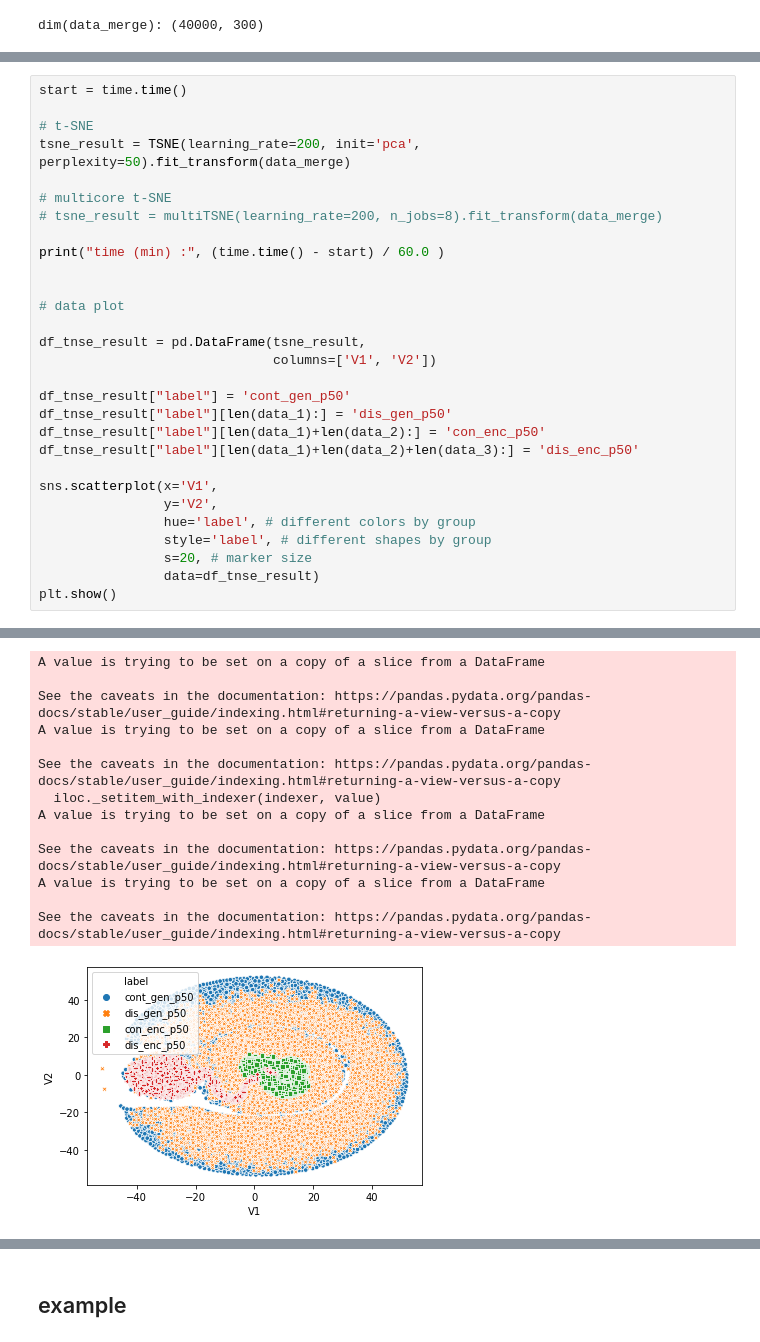
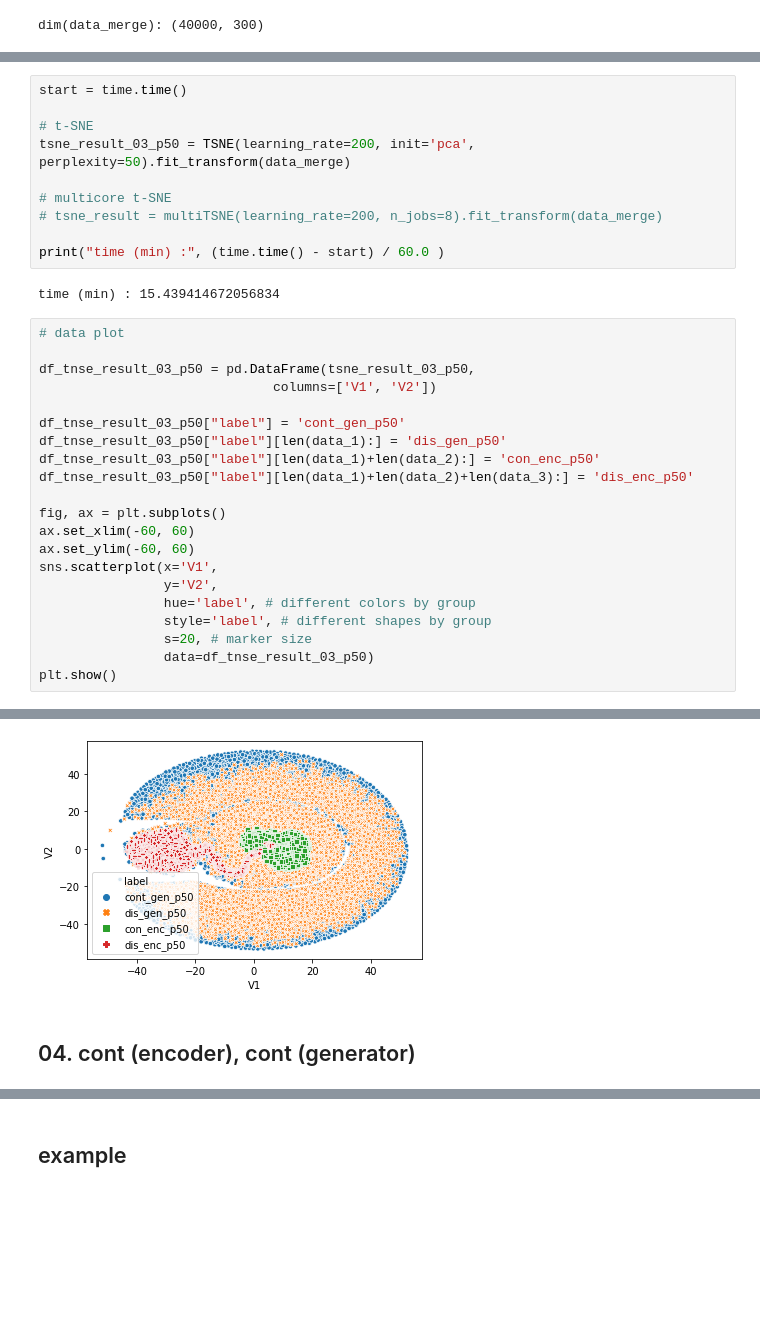
Before and after one commit to david-yoon/ML-examples, a Jupyter notebook: tsne/t-SNE.ipynb, the cells around one changed output, grey strips where cells are left out. Drawn from its saved outputs; the diff is of its cells as text; blank space fills up the shorter version.

```diff
--- a/tsne/t-SNE.ipynb
+++ b/tsne/t-SNE.ipynb
@@ -316,30 +256,34 @@ See the caveats in the documentation: https://pandas.pydata.org/pandas-docs/stab
+# %%
+start = time.time()
+
+# t-SNE
+tsne_result_03_p50 = TSNE(learning_rate=200, init='pca', perplexity=50).fit_transform(data_merge)
+
+# multicore t-SNE
+# tsne_result = multiTSNE(learning_rate=200, n_jobs=8).fit_transform(data_merge)
+
+print("time (min) :", (time.time() - start) / 60.0 )
+# %% [output]
+time (min) : 15.439414672056834
 # %%
-start = time.time()
-
-# t-SNE
-tsne_result = TSNE(learning_rate=200, init='pca', perplexity=50).fit_transform(data_merge)
-
-# multicore t-SNE
-# tsne_result = multiTSNE(learning_rate=200, n_jobs=8).fit_transform(data_merge)
-
-print("time (min) :", (time.time() - start) / 60.0 )
-
-
 # data plot
 
-df_tnse_result = pd.DataFrame(tsne_result,
+df_tnse_result_03_p50 = pd.DataFrame(tsne_result_03_p50,
                               columns=['V1', 'V2'])
 
-df_tnse_result["label"] = 'cont_gen_p50'
-df_tnse_result["label"][len(data_1):] = 'dis_gen_p50'
-df_tnse_result["label"][len(data_1)+len(data_2):] = 'con_enc_p50'
-df_tnse_result["label"][len(data_1)+len(data_2)+len(data_3):] = 'dis_enc_p50'
+df_tnse_result_03_p50["label"] = 'cont_gen_p50'
+df_tnse_result_03_p50["label"][len(data_1):] = 'dis_gen_p50'
+df_tnse_result_03_p50["label"][len(data_1)+len(data_2):] = 'con_enc_p50'
+df_tnse_result_03_p50["label"][len(data_1)+len(data_2)+len(data_3):] = 'dis_enc_p50'
 
+fig, ax = plt.subplots()
+ax.set_xlim(-60, 60)
+ax.set_ylim(-60, 60)
 sns.scatterplot(x='V1',
                 y='V2',
                 hue='label', # different colors by group
                 style='label', # different shapes by group
                 s=20, # marker size
-                data=df_tnse_result)
+                data=df_tnse_result_03_p50)
 plt.show()
 # %% [output]
@@ -347,14 +306,3 @@ time (min) : 14.80188380877177
-A value is trying to be set on a copy of a slice from a DataFrame
-
-See the caveats in the documentation: https://pandas.pydata.org/pandas-docs/stable/user_guide/indexing.html#returning-a-view-versus-a-copy
-A value is trying to be set on a copy of a slice from a DataFrame
-
-See the caveats in the documentation: https://pandas.pydata.org/pandas-docs/stable/user_guide/indexing.html#returning-a-view-versus-a-copy
-  iloc._setitem_with_indexer(indexer, value)
-A value is trying to be set on a copy of a slice from a DataFrame
-
-See the caveats in the documentation: https://pandas.pydata.org/pandas-docs/stable/user_guide/indexing.html#returning-a-view-versus-a-copy
-A value is trying to be set on a copy of a slice from a DataFrame
-
-See the caveats in the documentation: https://pandas.pydata.org/pandas-docs/stable/user_guide/indexing.html#returning-a-view-versus-a-copy
-[figure, old version]
+[figure, new version]
+# %% [markdown]
+## 04. cont (encoder), cont (generator)
```
Also changed, not shown: parts of 35 cells of this notebook.
